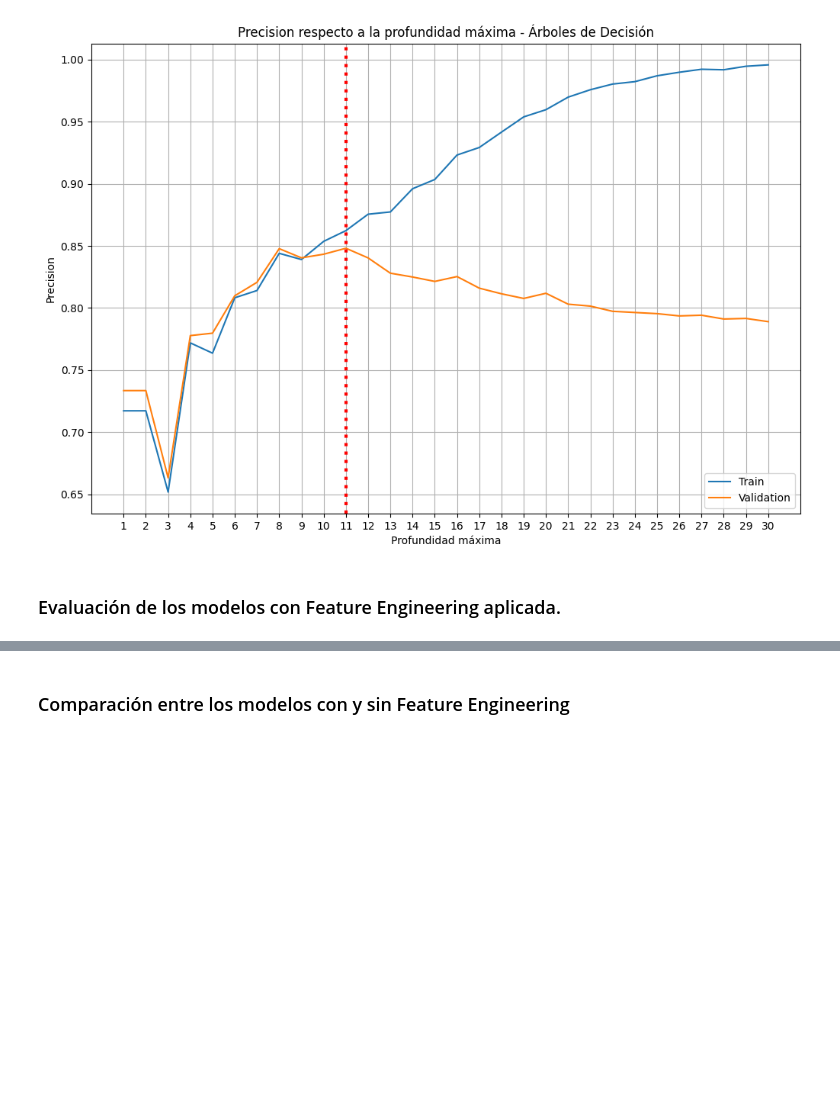
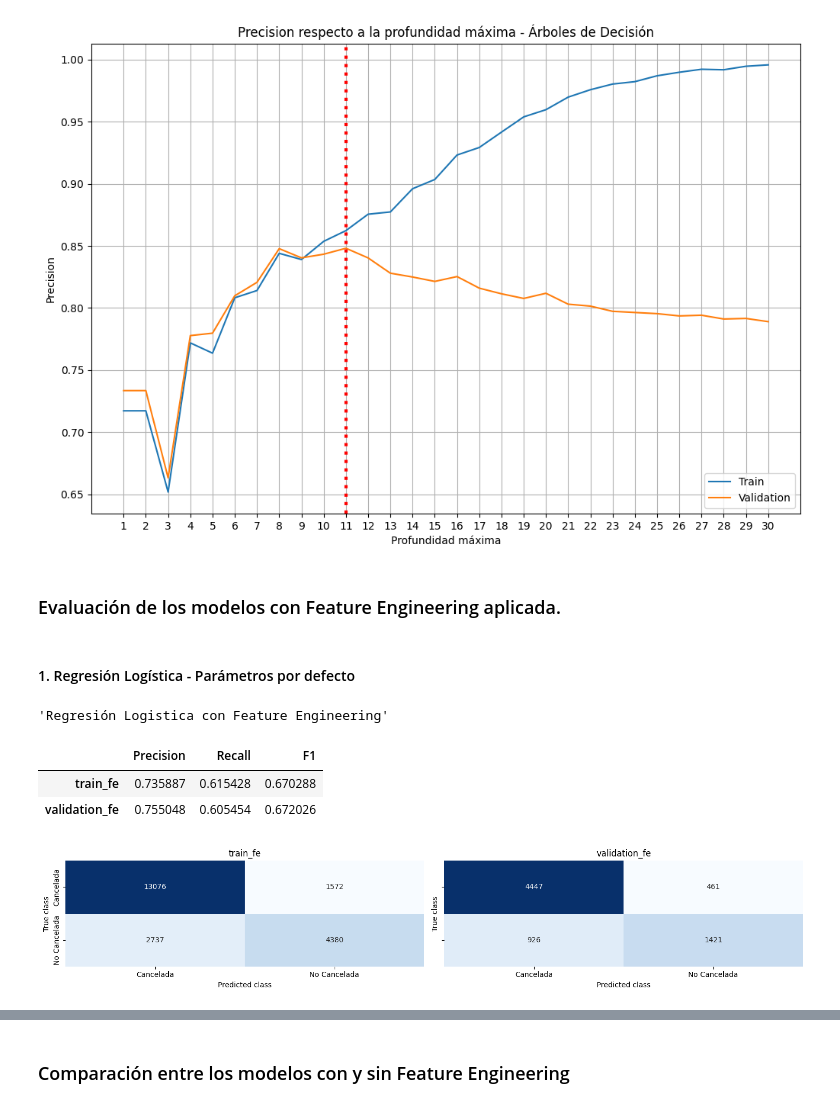
Before and after one commit to nachopalmieri/TP_ML_Aiasa_Fassanelli_Palmieri, a Jupyter notebook: tp2_experimentation.ipynb, the cells around one changed output, grey strips where cells are left out. Drawn from its saved outputs; the diff is of its cells as text; code cells hidden in the pictures; blank space fills up the shorter version.

```diff
--- a/tp2_experimentation.ipynb
+++ b/tp2_experimentation.ipynb
@@ -205,6 +305,41 @@ def evaluate_model(model, set_names=('train', 'validation'), title='', show_cm=T
     if show_cm:
         plt.tight_layout()
         plt.show()
+# %%
+#Función para evaluar modelos CON feature engineering
+def evaluate_model_fe(model, set_names=('train_fe', 'validation_fe'), title='', show_cm=True):
+    if title:
+        display(title)
+
+    final_metrics = defaultdict(list)
+
+    if show_cm:
+        fig, axis = plt.subplots(1, len(set_names), sharey=True, figsize=(15, 3))
+
+    for i, set_name in enumerate(set_names):
+        assert set_name in ['train_fe', 'validation_fe', 'test_fe']
+        set_data = globals()[set_name]
+
+        y = set_data.booking_status
+        y_pred = model.predict(set_data)
+        final_metrics['Precision'].append(metrics.precision_score(y, y_pred))
+        final_metrics['Recall'].append(metrics.recall_score(y, y_pred))
+        final_metrics['F1'].append(metrics.f1_score(y, y_pred))
+
+        if show_cm:
+            ax = axis[i]
+            sns.heatmap(metrics.confusion_matrix(y, y_pred), ax=ax, cmap='Blues', annot=True, fmt='.0f', cbar=False)
+
+            ax.set_title(set_name)
+            ax.xaxis.set_ticklabels(['Cancelada', 'No Cancelada'])
+            ax.yaxis.set_ticklabels(['Cancelada', 'No Cancelada'])
+            ax.set_xlabel('Predicted class')
+            ax.set_ylabel('True class')
+
+    display(pd.DataFrame(final_metrics, index=set_names))
+    if show_cm:
+        plt.tight_layout()
+        plt.show()
 # %% [markdown]
 ### 1. Regresión Logística
 # %% [markdown]
@@ -560,3 +713,20 @@ plt.show()
 [figure]
 # %% [markdown]
 ### Evaluación de los modelos con Feature Engineering aplicada.
+# %% [markdown]
+#### 1. Regresión Logística - Parámetros por defecto
+# %%
+regression_model_fe = LogisticRegression(random_state=42)
+lr_model_fe = Pipeline([
+    ('mapper', mapper_fe),
+    ('classifier', regression_model_fe)
+])
+
+lr_model_fe.fit(train_fe, train_fe.booking_status)
+evaluate_model_fe(lr_model_fe, title='Regresión Logistica con Feature Engineering')
+# %% [output]
+'Regresión Logistica con Feature Engineering'
+|  | Precision | Recall | F1 |
+| train_fe | 0.735887 | 0.615428 | 0.670288 |
+| validation_fe | 0.755048 | 0.605454 | 0.672026 |
+[figure, added]
```
Also changed, not shown: parts of 19 cells of this notebook.
